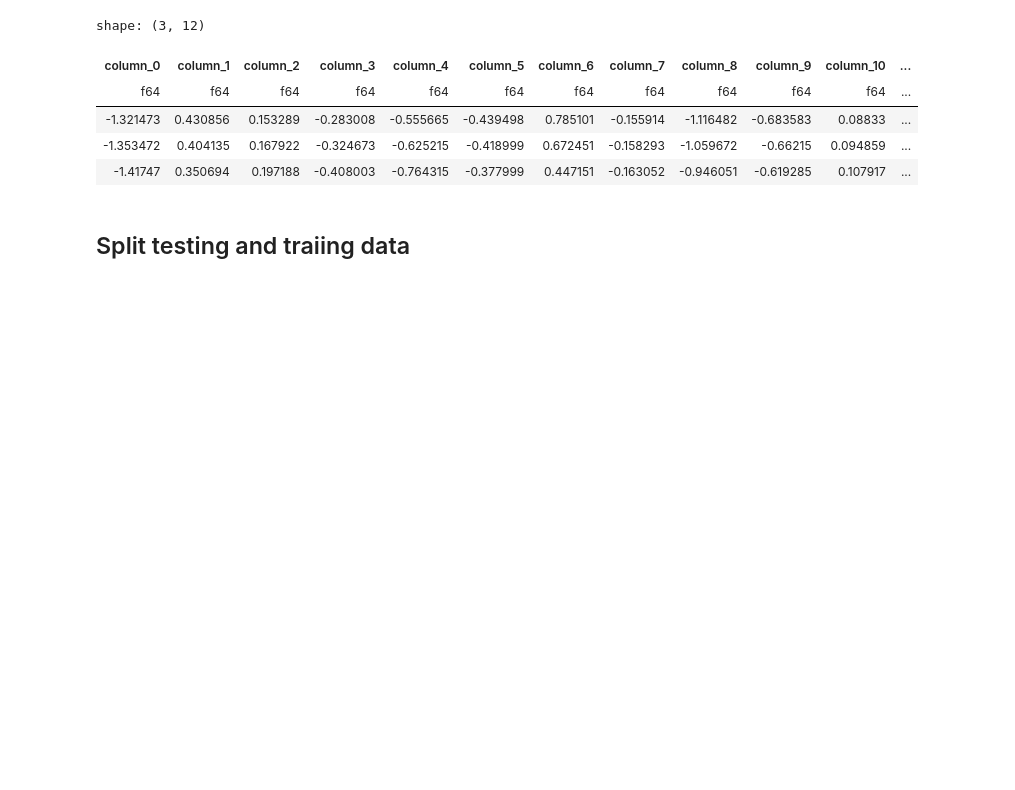
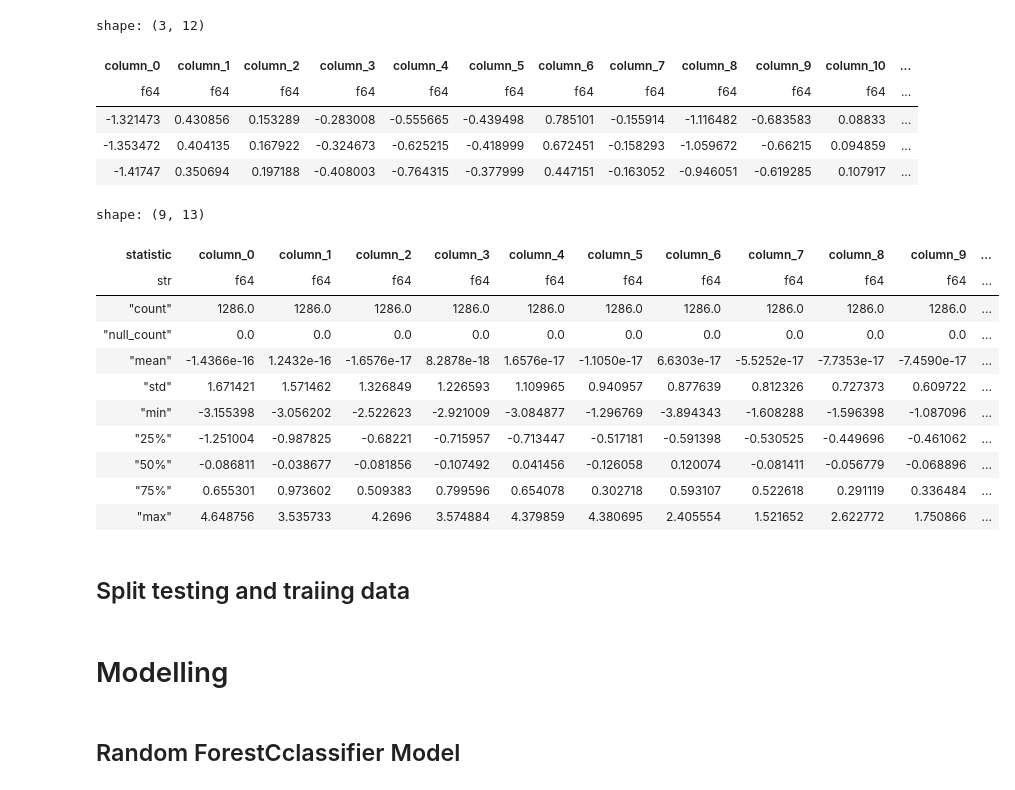
Before and after one commit to Nate-Sheibley/Mild-Steel-Tempering, a Jupyter notebook: Mild_Steel_Tempering-main.ipynb, the cells around one changed output. Drawn from its saved outputs; the diff is of its cells as text; code cells hidden in the pictures; blank space fills up the shorter version.

Commit message:
first pass at random forest. Need to revisit data imbalance

```diff
--- a/Mild_Steel_Tempering-main.ipynb
+++ b/Mild_Steel_Tempering-main.ipynb
@@ -1536,6 +1540,21 @@ shape: (3, 12)
 | -1.321473 | 0.430856 | 0.153289 | -0.283008 | -0.555665 | -0.439498 | 0.785101 | -0.155914 | -1.116482 | -0.683583 | 0.08833 | ... |
 | -1.353472 | 0.404135 | 0.167922 | -0.324673 | -0.625215 | -0.418999 | 0.672451 | -0.158293 | -1.059672 | -0.66215 | 0.094859 | ... |
 | -1.41747 | 0.350694 | 0.197188 | -0.408003 | -0.764315 | -0.377999 | 0.447151 | -0.163052 | -0.946051 | -0.619285 | 0.107917 | ... |
+# %%
+df_pca.describe()
+# %% [output]
+shape: (9, 13)
+| statistic | column_0 | column_1 | column_2 | column_3 | column_4 | column_5 | column_6 | column_7 | column_8 | column_9 | ... |
+| str | f64 | f64 | f64 | f64 | f64 | f64 | f64 | f64 | f64 | f64 | ... |
+| "count" | 1286.0 | 1286.0 | 1286.0 | 1286.0 | 1286.0 | 1286.0 | 1286.0 | 1286.0 | 1286.0 | 1286.0 | ... |
+| "null_count" | 0.0 | 0.0 | 0.0 | 0.0 | 0.0 | 0.0 | 0.0 | 0.0 | 0.0 | 0.0 | ... |
+| "mean" | -1.4366e-16 | 1.2432e-16 | -1.6576e-17 | 8.2878e-18 | 1.6576e-17 | -1.1050e-17 | 6.6303e-17 | -5.5252e-17 | -7.7353e-17 | -7.4590e-17 | ... |
+| "std" | 1.671421 | 1.571462 | 1.326849 | 1.226593 | 1.109965 | 0.940957 | 0.877639 | 0.812326 | 0.727373 | 0.609722 | ... |
+| "min" | -3.155398 | -3.056202 | -2.522623 | -2.921009 | -3.084877 | -1.296769 | -3.894343 | -1.608288 | -1.596398 | -1.087096 | ... |
+| "25%" | -1.251004 | -0.987825 | -0.68221 | -0.715957 | -0.713447 | -0.517181 | -0.591398 | -0.530525 | -0.449696 | -0.461062 | ... |
+| "50%" | -0.086811 | -0.038677 | -0.081856 | -0.107492 | 0.041456 | -0.126058 | 0.120074 | -0.081411 | -0.056779 | -0.068896 | ... |
+| "75%" | 0.655301 | 0.973602 | 0.509383 | 0.799596 | 0.654078 | 0.302718 | 0.593107 | 0.522618 | 0.291119 | 0.336484 | ... |
+| "max" | 4.648756 | 3.535733 | 4.2696 | 3.574884 | 4.379859 | 4.380695 | 2.405554 | 1.521652 | 2.622772 | 1.750866 | ... |
 # %% [markdown]
 ## Split testing and traiing data
 # %%
@@ -1544,0 +1565,4 @@ X_train, X_test, y_train, y_test = train_test_split(df_pca, y, random_state=rand
+# %% [markdown]
+# Modelling
+# %% [markdown]
+## Random ForestCclassifier Model
```
Also changed, not shown: parts of 8 cells of this notebook.
